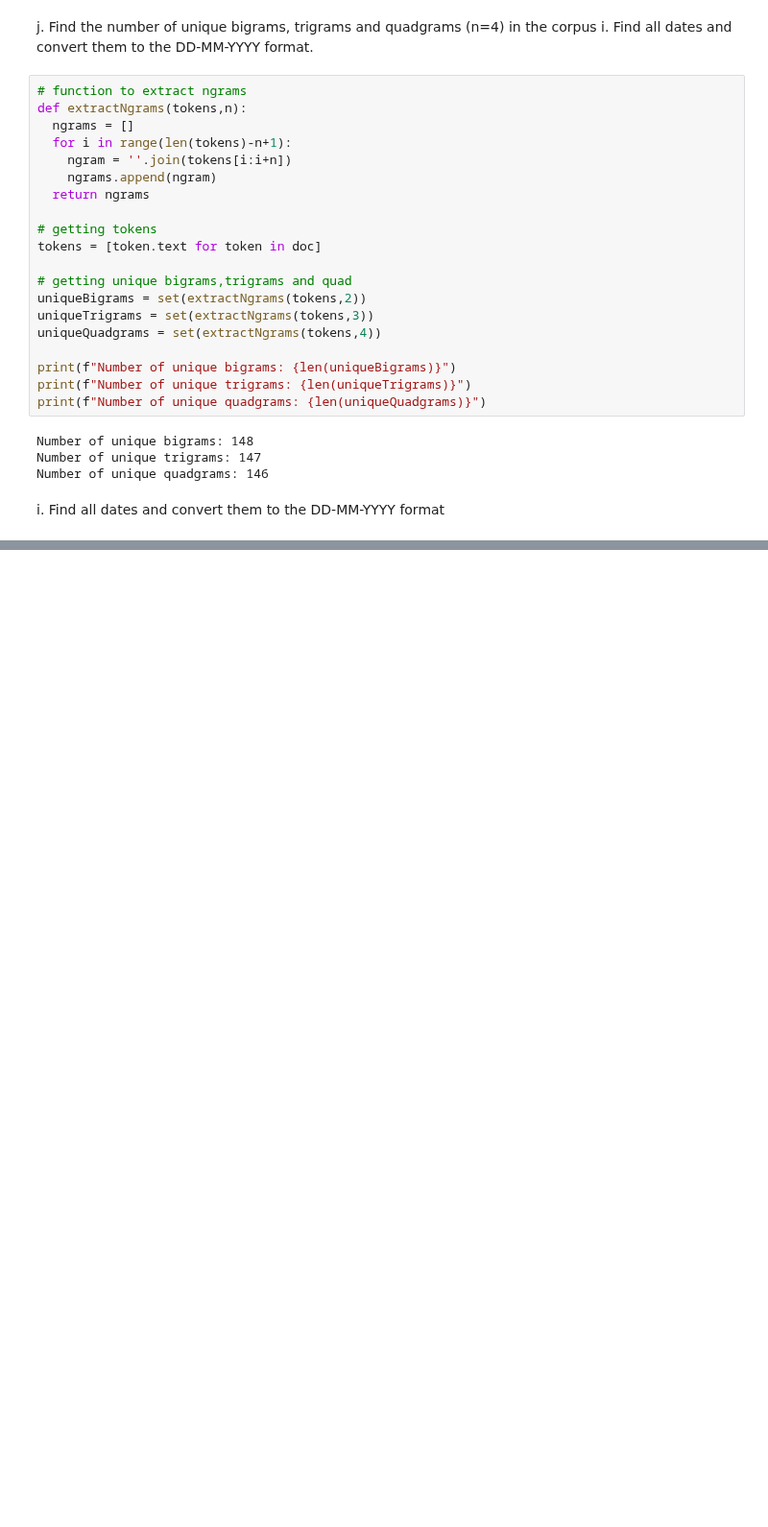
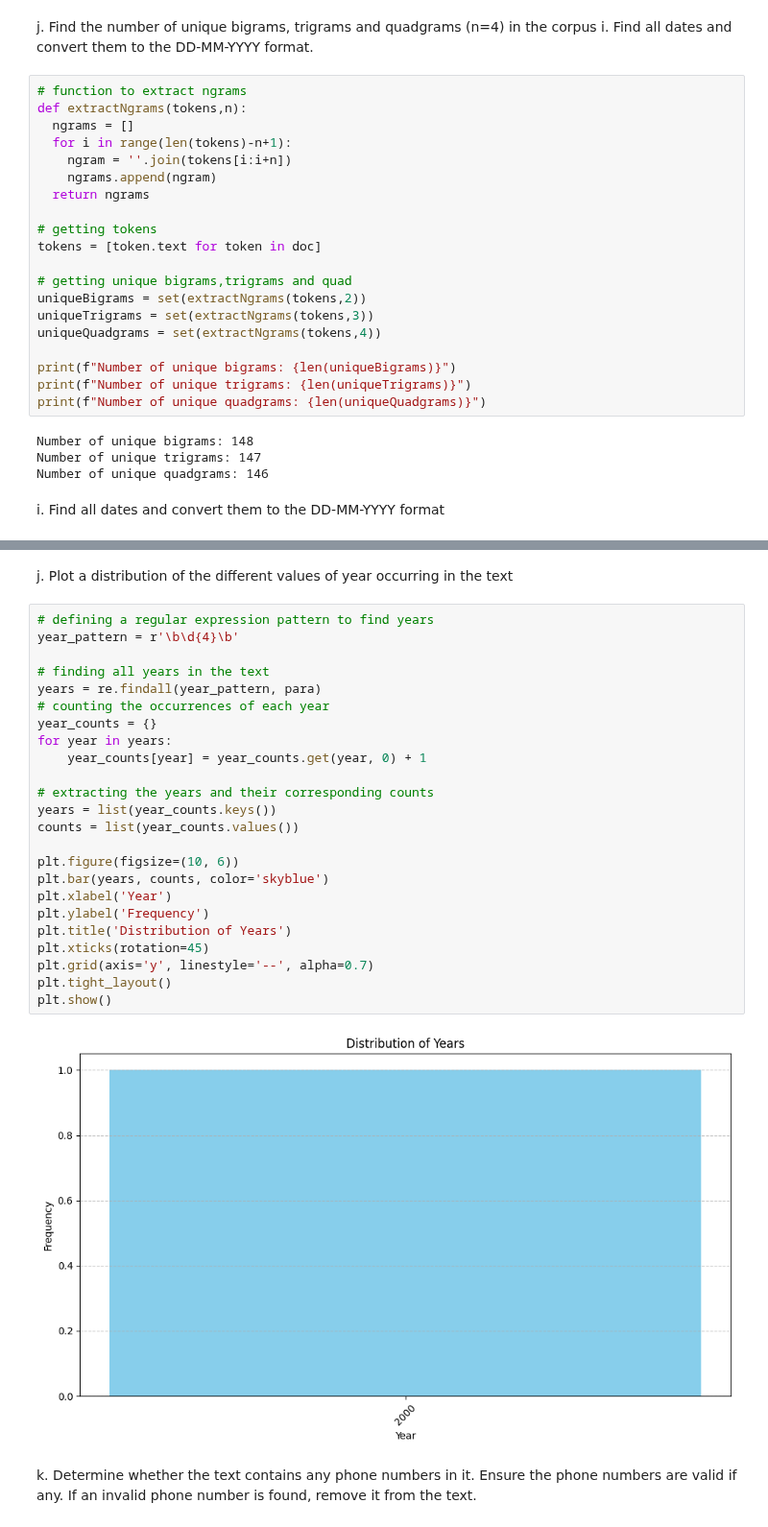
Before and after one commit to badrinarayanan02/machine_learning, a Jupyter notebook: 2348507_NLPlab2.ipynb, the cells around one changed output, grey strips where cells are left out. Shown at 96% size. Cells and saved outputs as stored; diff of their text form; blank space fills up the shorter version.

```diff
--- a/2348507_NLPlab2.ipynb
+++ b/2348507_NLPlab2.ipynb
@@ -168,0 +159,30 @@ In the dynamic world of artificial intelligence, breakthroughs are happening eve
+# %% [markdown]
+ j. Plot a distribution of the different values of year occurring in the text
+# %%
+# defining a regular expression pattern to find years
+year_pattern = r'\b\d{4}\b'
+
+# finding all years in the text
+years = re.findall(year_pattern, para)
+# counting the occurrences of each year
+year_counts = {}
+for year in years:
+    year_counts[year] = year_counts.get(year, 0) + 1
+
+# extracting the years and their corresponding counts
+years = list(year_counts.keys())
+counts = list(year_counts.values())
+
+plt.figure(figsize=(10, 6))
+plt.bar(years, counts, color='skyblue')
+plt.xlabel('Year')
+plt.ylabel('Frequency')
+plt.title('Distribution of Years')
+plt.xticks(rotation=45)
+plt.grid(axis='y', linestyle='--', alpha=0.7)
+plt.tight_layout()
+plt.show()
+# %% [output]
+[figure, added]
+# %% [markdown]
+k. Determine whether the text contains any phone numbers in it. Ensure the phone  numbers are valid if any. If an invalid phone number is found, remove it from  the text.
```
Also changed, not shown: parts of 15 cells of this notebook.
